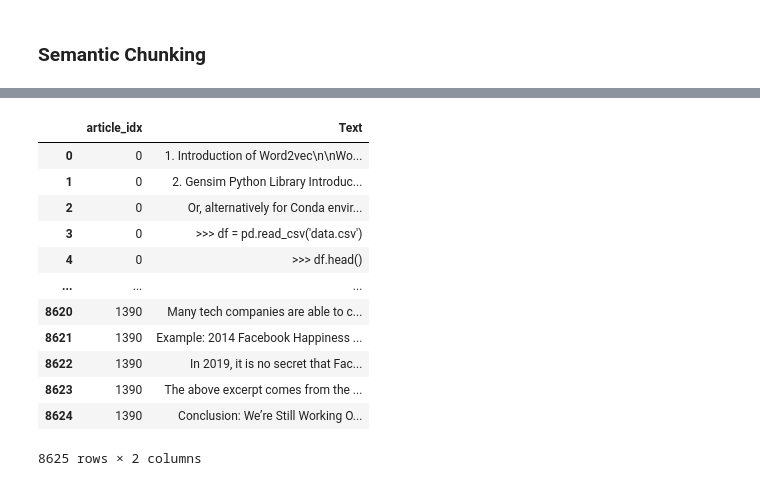
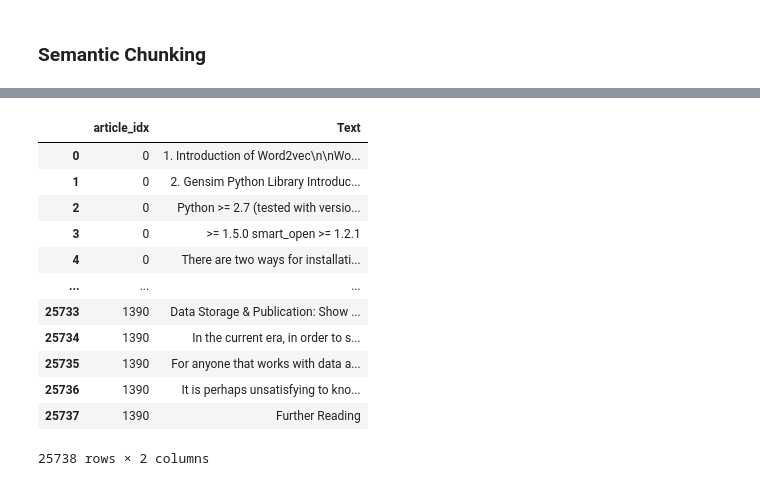
Before and after one commit to AmevinLS/ds-article-rag, a Jupyter notebook: notebooks/data_prep.ipynb, the cells around one changed output, grey strips where cells are left out. Cells and saved outputs as stored; diff of their text form; code cells hidden in the pictures.

```diff
--- a/notebooks/data_prep.ipynb
+++ b/notebooks/data_prep.ipynb
@@ -162,0 +154,11 @@ reduced_pars_df
+# %%
+groups = group_by_consecutive_blocks(pars_df, code_suspects.index.to_numpy())
+reduced_pars_df = group_df_by_inds(
+    pars_df,
+    groups,
+    agg_mapping={
+        "article_idx": lambda idxs: idxs.mode(),
+        "Text": "\n".join
+    }
+)
+reduced_pars_df
@@ -185,41 +227,28 @@ plt.show()
-# %%
-sim_mean, sim_std = embed_sims.mean(), embed_sims.std()
-groups = []
-for art_idx in reduced_pars_df["article_idx"].unique():
-    art_par_idxs = reduced_pars_df.index[reduced_pars_df["article_idx"] == art_idx].to_list()
-    curr_group = [art_par_idxs[0]]
-    for i in range(1, len(art_par_idxs)):
-        if embed_sims[i-1] > sim_mean - sim_std:
-            curr_group.append(art_par_idxs[i])
-        else:
-            groups.append(curr_group)
-            curr_group = [art_par_idxs[i]]
-    if len(curr_group) > 0:
-        groups.append(curr_group)
-
-grouped_pars = group_df_by_inds(
-    reduced_pars_df.loc[:, ["article_idx","Text"]],
-    groups,
-    agg_mapping={
-        "article_idx": lambda idxs: idxs.mode(),
-        "Text": lambda texts: "\n\n".join(texts),
-    }
-)
-grouped_pars
-# %% [output]
-|  | article_idx | Text |
-| 0 | 0 | 1. Introduction of Word2vec\n\nWo... |
-| 1 | 0 | 2. Gensim Python Library Introduc... |
-| 2 | 0 | Or, alternatively for Conda envir... |
-| 3 | 0 | >>> df = pd.read_csv('data.csv') |
-| 4 | 0 | >>> df.head() |
-| ... | ... | ... |
-| 8620 | 1390 | Many tech companies are able to c... |
-| 8621 | 1390 | Example: 2014 Facebook Happiness ... |
-| 8622 | 1390 | In 2019, it is no secret that Fac... |
-| 8623 | 1390 | The above excerpt comes from the ... |
-| 8624 | 1390 | Conclusion: We’re Still Working O... |
-8625 rows × 2 columns
+# %%
+groups = group_by_consecutive_sims(reduced_pars_df, par_embeds, std_multiplier=0.5)
+grouped_pars = group_df_by_inds(
+    reduced_pars_df.loc[:, ["article_idx","Text"]],
+    groups,
+    agg_mapping={
+        "article_idx": lambda idxs: idxs.mode(),
+        "Text": lambda texts: "\n\n".join(texts),
+    }
+)
+grouped_pars
+# %% [output]
+|  | article_idx | Text |
+| 0 | 0 | 1. Introduction of Word2vec\n\nWo... |
+| 1 | 0 | 2. Gensim Python Library Introduc... |
+| 2 | 0 | Python >= 2.7 (tested with versio... |
+| 3 | 0 | >= 1.5.0 smart_open >= 1.2.1 |
+| 4 | 0 | There are two ways for installati... |
+| ... | ... | ... |
+| 25733 | 1390 | Data Storage & Publication: Show ... |
+| 25734 | 1390 | In the current era, in order to s... |
+| 25735 | 1390 | For anyone that works with data a... |
+| 25736 | 1390 | It is perhaps unsatisfying to kno... |
+| 25737 | 1390 | Further Reading |
+25738 rows × 2 columns
 # %%
 code_suspects.to_csv(f"{DATA_DIR}/code_suspects.csv")
 
```
Also changed, not shown: parts of 10 cells of this notebook, 3 other files.
